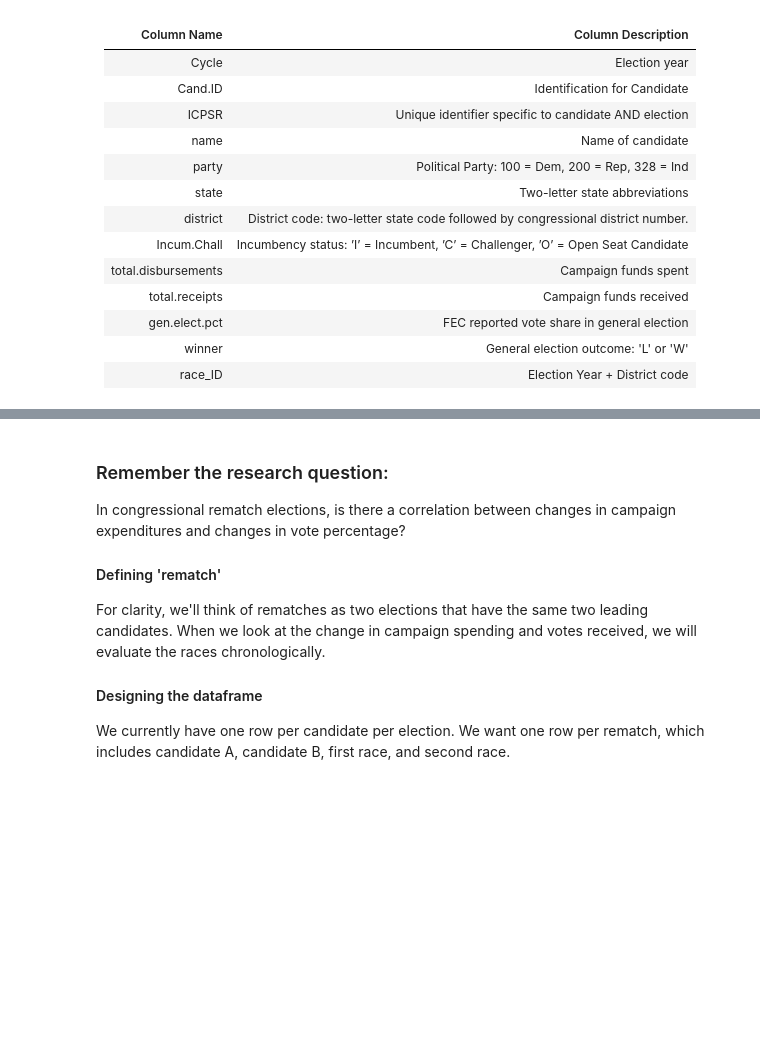
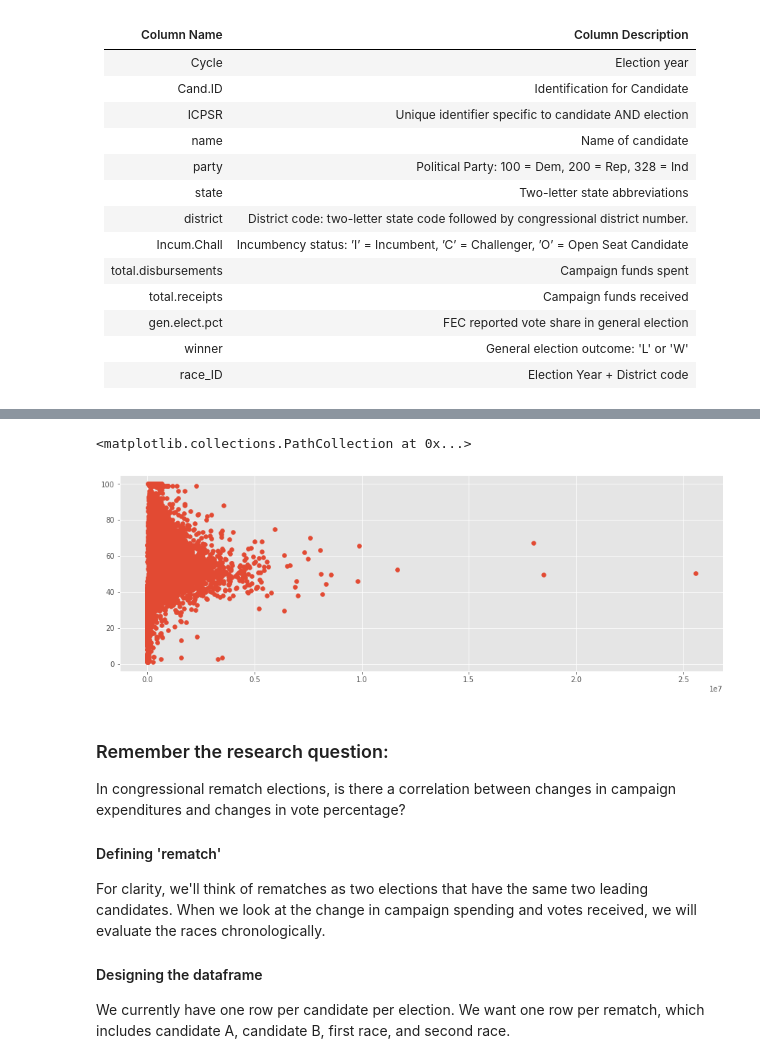
Before and after one commit to kellystroh/Campaign_Spending_Rematch_Elections, a Jupyter notebook: dime_eda.ipynb, the cells around one changed output, grey strips where cells are left out. Saved outputs shown, nothing was run; the diff lists cells and outputs as text; code cells hidden in the pictures; blank space fills up the shorter version.

```diff
--- a/dime_eda.ipynb
+++ b/dime_eda.ipynb
@@ -60,6 +50,14 @@ cand_df.head(3)
 | 0 | 1980 | H8WV03014 | 148651980 | staton, david michael "mick" | 200 | WV | WV03 | C | 73025.0 | ... |
 | 1 | 1980 | H8WI07013 | H8WI070131980 | vesta, vinton a. | 200 | WI | WI07 | C | 29971.0 | ... |
 | 2 | 1980 | H8WI04028 | H8WI040281980 | honadel, elroy charles | 200 | WI | WI04 | C | 10201.0 | ... |
+# %%
+X = cand_df['total.disbursements']
+y = cand_df['gen.elect.pct']
+plt.subplots(figsize = (15, 5))
+plt.scatter(X, y)
+# %% [output]
+<matplotlib.collections.PathCollection at 0x...>
+[figure, added]
 # %% [markdown]
 ### Remember the research question:
 In congressional rematch elections, is there a correlation between changes in campaign expenditures and changes in vote percentage?
```
Also changed, not shown: parts of 11 cells of this notebook, 2 other files.
